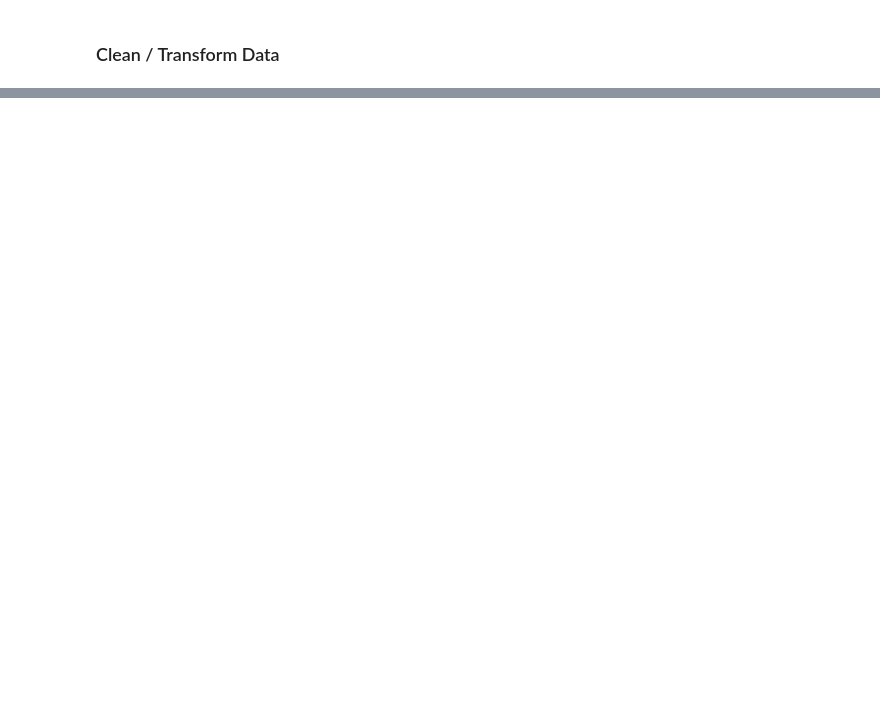
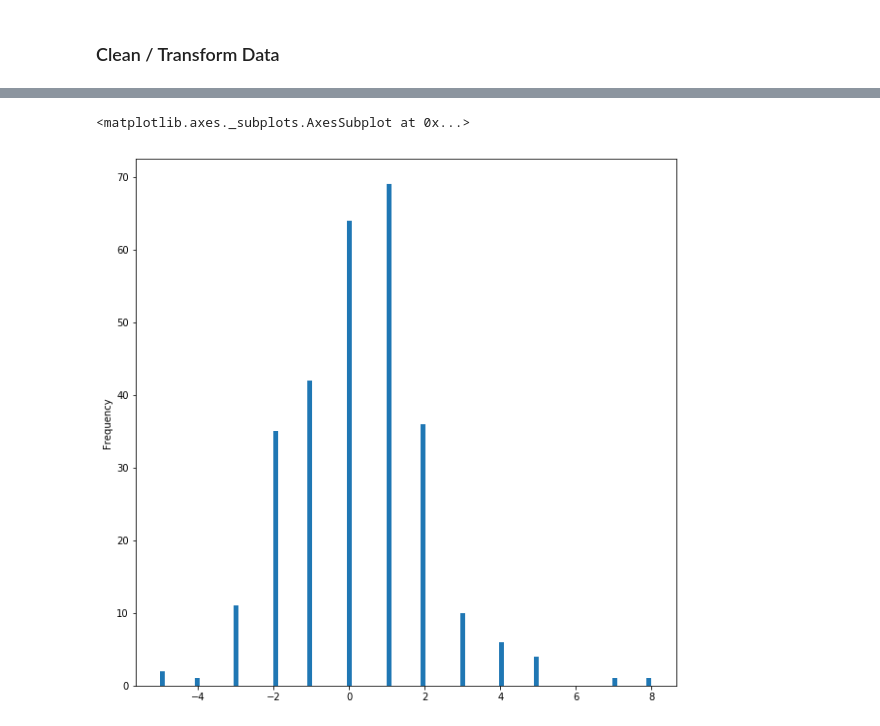
Before and after one commit to DaliaArchive/DataScienceMeetup, a Jupyter notebook: session-1/DaliaDataScience-1.ipynb, the cells around one changed output, grey strips where cells are left out. Saved outputs shown, nothing was run; the diff lists cells and outputs as text; code cells hidden in the pictures; blank space fills up the shorter version.

```diff
--- a/session-1/DaliaDataScience-1.ipynb
+++ b/session-1/DaliaDataScience-1.ipynb
@@ -80,6 +195,9 @@ heroes_information[['Weight','Height']].plot.scatter(x='Weight', y='Height')
 # %%
-greece_data = df[df['home_team']=='Greece']
-greece_data['difference'] = greece_data['home_score']- greece_data['away_score']
+greece_data = df[df['home_team']=='Greece'].copy()
+greece_data['difference'] = greece_data.apply(lambda row: row['home_score'] - row['away_score'],axis=1)
 
 
 greece_data['difference'].plot.hist( bins=100,figsize =(10,10))
+# %% [output]
+<matplotlib.axes._subplots.AxesSubplot at 0x...>
+[figure, added]
```
Also changed, not shown: parts of 13 cells of this notebook.
